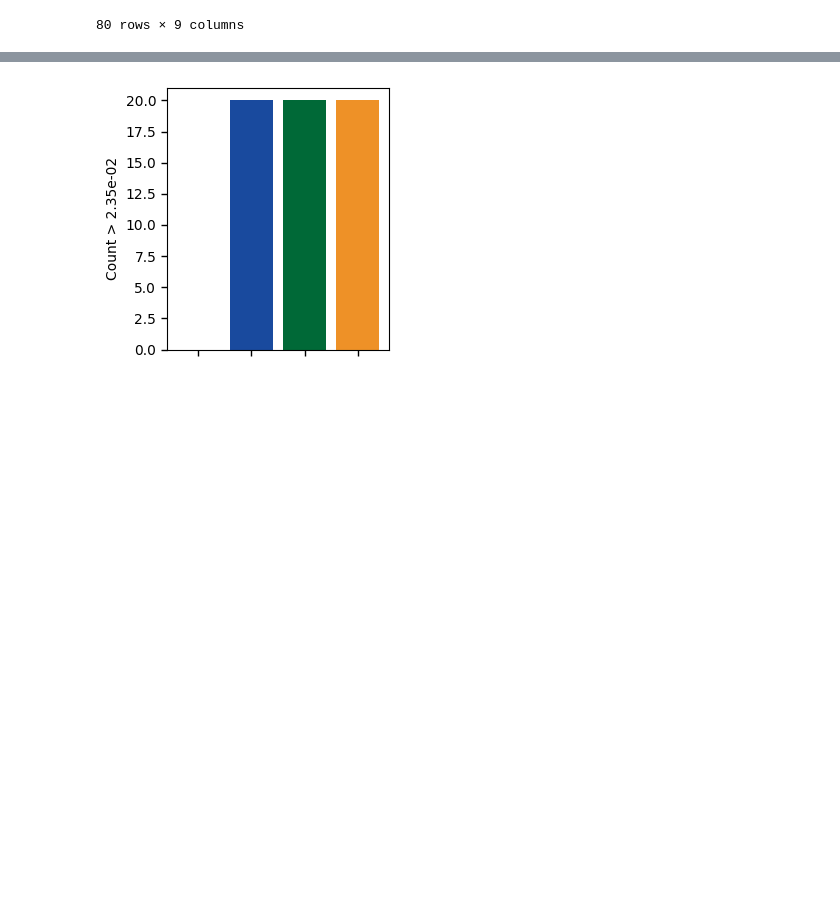
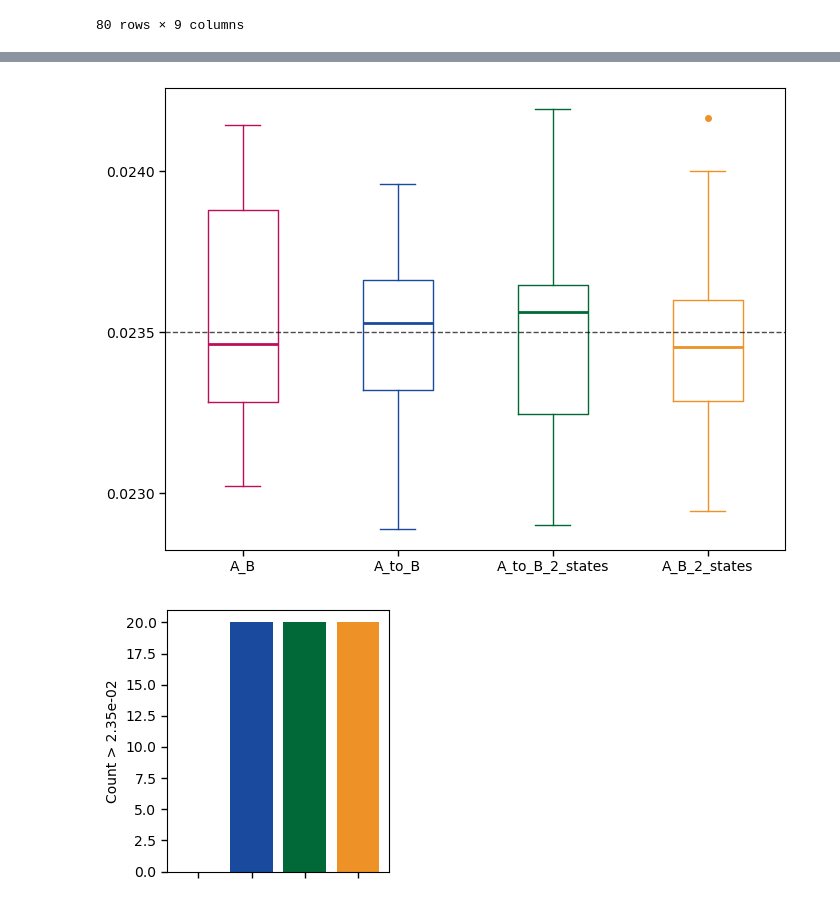
Before and after one commit to Keerthana910234/TwINFER, a Jupyter notebook: scripts_to_make_figures/figure_2.ipynb, the cells around one changed output, grey strips where cells are left out. Cells and saved outputs as stored; diff of their text form; code cells hidden in the pictures; blank space fills up the shorter version.

```diff
--- a/scripts_to_make_figures/figure_2.ipynb
+++ b/scripts_to_make_figures/figure_2.ipynb
@@ -889,3 +878,60 @@ plt.show()
+# %%
+# Create standalone threshold plot
+fig_threshold, ax_threshold = plt.subplots(figsize=(8, 6))
+
+# Create threshold boxplot
+box_threshold = ax_threshold.boxplot(all_thresholds, tick_labels=sim_types_to_plot,
+                                   patch_artist=False, showfliers=True)
+ax_threshold.axhline(np.mean(flat_thresholds), linestyle="--", color="black", linewidth=1, alpha=0.7)
+
+# Style threshold boxplot with matching colors
+for patch, color in zip(box_threshold['boxes'], colors):
+    patch.set_color(color)
+
+for whisker, color in zip(box_threshold['whiskers'], [c for c in colors for _ in (0, 1)]):
+    whisker.set_color(color)
+
+for cap, color in zip(box_threshold['caps'], [c for c in colors for _ in (0, 1)]):
+    cap.set_color(color)
+
+for median, color in zip(box_threshold['medians'], colors):
+    median.set_color(color)
+    median.set_linewidth(2)
+
+# Style outliers
+for flier, color in zip(box_threshold['fliers'], colors):
+    if len(flier.get_data()[0]) > 0:
+        flier.set_markerfacecolor(color)
+        flier.set_markeredgecolor(color)
+        flier.set_markersize(4)
+
+# DISABLE CLIPPING
+for element_list in [box_threshold['boxes'], box_threshold['whiskers'], box_threshold['caps'], box_threshold['medians']]:
+    for element in element_list:
+        element.set_clip_on(False)
+
+ax_threshold.set_yticks(np.arange(0.023, 0.0241, 0.0005))
+
+# Style axes
+ax_threshold.tick_params(
+    axis='both',
+    which='both',
+    bottom=True, top=False, left=True, right=False,
+    # labelbottom=False, labelleft=False,
+    length=4, width=1
+)
+
+# Save standalone threshold plot
+plt.savefig(f'{output_folder}/gene_gene_correlation_threshold_boxplot.svg',
+           format='svg',
+           bbox_inches='tight',
+           facecolor='none',
+           edgecolor='none',
+           transparent=True)
+
+plt.show()
+# %% [output]
+[figure, added]
 # %%
 # Count how many values are greater than threshold for each sim_type
 counts = []
```
Also changed, not shown: parts of 12 cells of this notebook, 2 other files.
